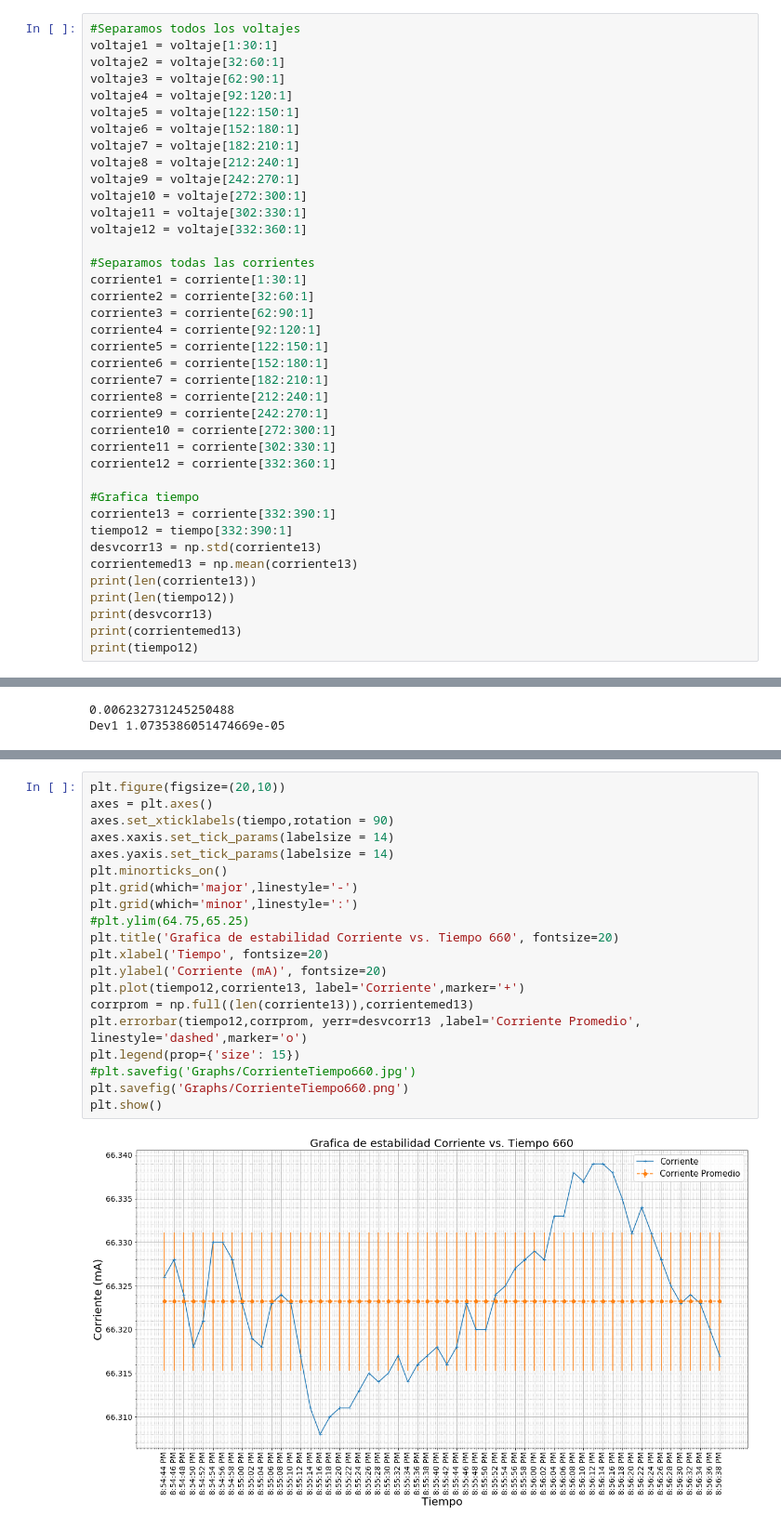
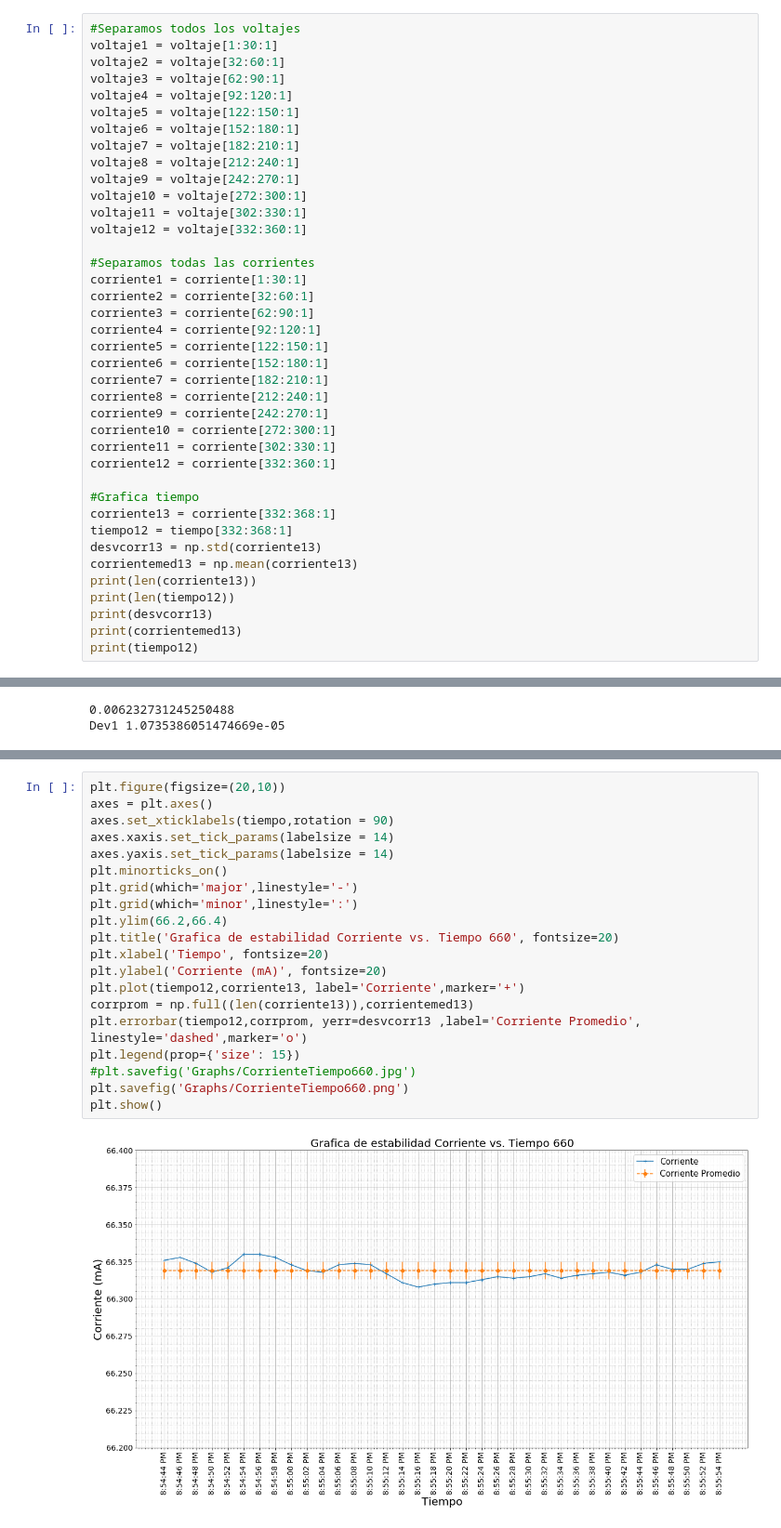
Before and after one commit to Magnus512/Jupyter, a Jupyter notebook: Corrientes660.ipynb, the cells around one changed output, grey strips where cells are left out. Shown at 93% size. Drawn from its saved outputs; the diff is of its cells as text.

```diff
--- a/Corrientes660.ipynb
+++ b/Corrientes660.ipynb
@@ -49,8 +49,8 @@ corriente11 = corriente[302:330:1]
 corriente12 = corriente[332:360:1]
 
 #Grafica tiempo
-corriente13 = corriente[332:390:1]
-tiempo12 = tiempo[332:390:1]
+corriente13 = corriente[332:368:1]
+tiempo12 = tiempo[332:368:1]
 desvcorr13 = np.std(corriente13)
 corrientemed13 = np.mean(corriente13)
 print(len(corriente13))
@@ -210,22 +214,22 @@ plt.show()
 # %%
 plt.figure(figsize=(20,10))
 axes = plt.axes()
 axes.set_xticklabels(tiempo,rotation = 90)
 axes.xaxis.set_tick_params(labelsize = 14)
 axes.yaxis.set_tick_params(labelsize = 14)
 plt.minorticks_on()
 plt.grid(which='major',linestyle='-')
 plt.grid(which='minor',linestyle=':')
-#plt.ylim(64.75,65.25)
+plt.ylim(66.2,66.4)
 plt.title('Grafica de estabilidad Corriente vs. Tiempo 660', fontsize=20)
 plt.xlabel('Tiempo', fontsize=20)
 plt.ylabel('Corriente (mA)', fontsize=20)
 plt.plot(tiempo12,corriente13, label='Corriente',marker='+')
 corrprom = np.full((len(corriente13)),corrientemed13)
 plt.errorbar(tiempo12,corrprom, yerr=desvcorr13 ,label='Corriente Promedio', linestyle='dashed',marker='o')
 plt.legend(prop={'size': 15})
 #plt.savefig('Graphs/CorrienteTiempo660.jpg')
 plt.savefig('Graphs/CorrienteTiempo660.png')
 plt.show()
 # %% [output]
-[figure, old version]
+[figure, new version]
```
Also changed, not shown: parts of 7 cells of this notebook, 8 other files.
